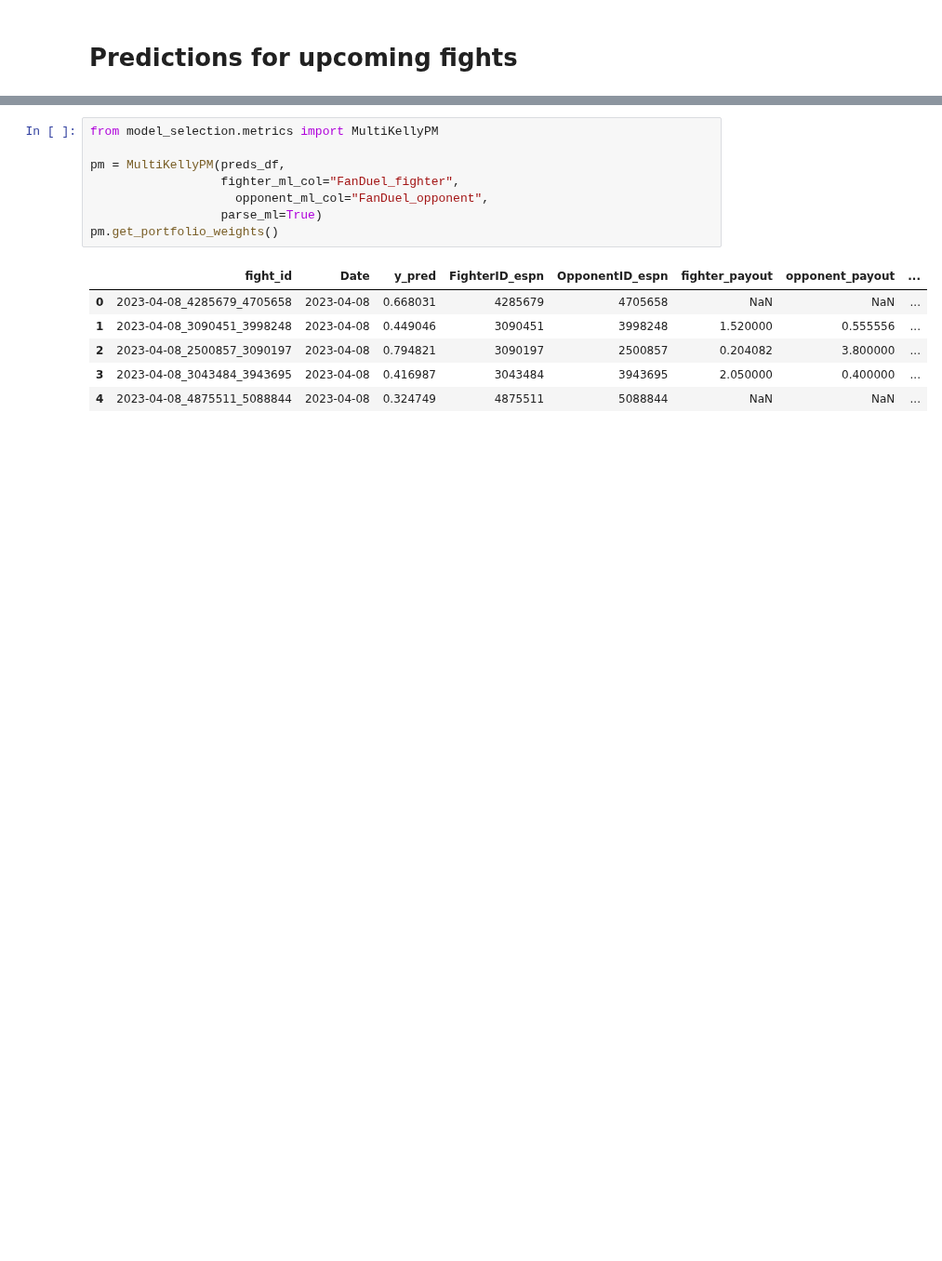
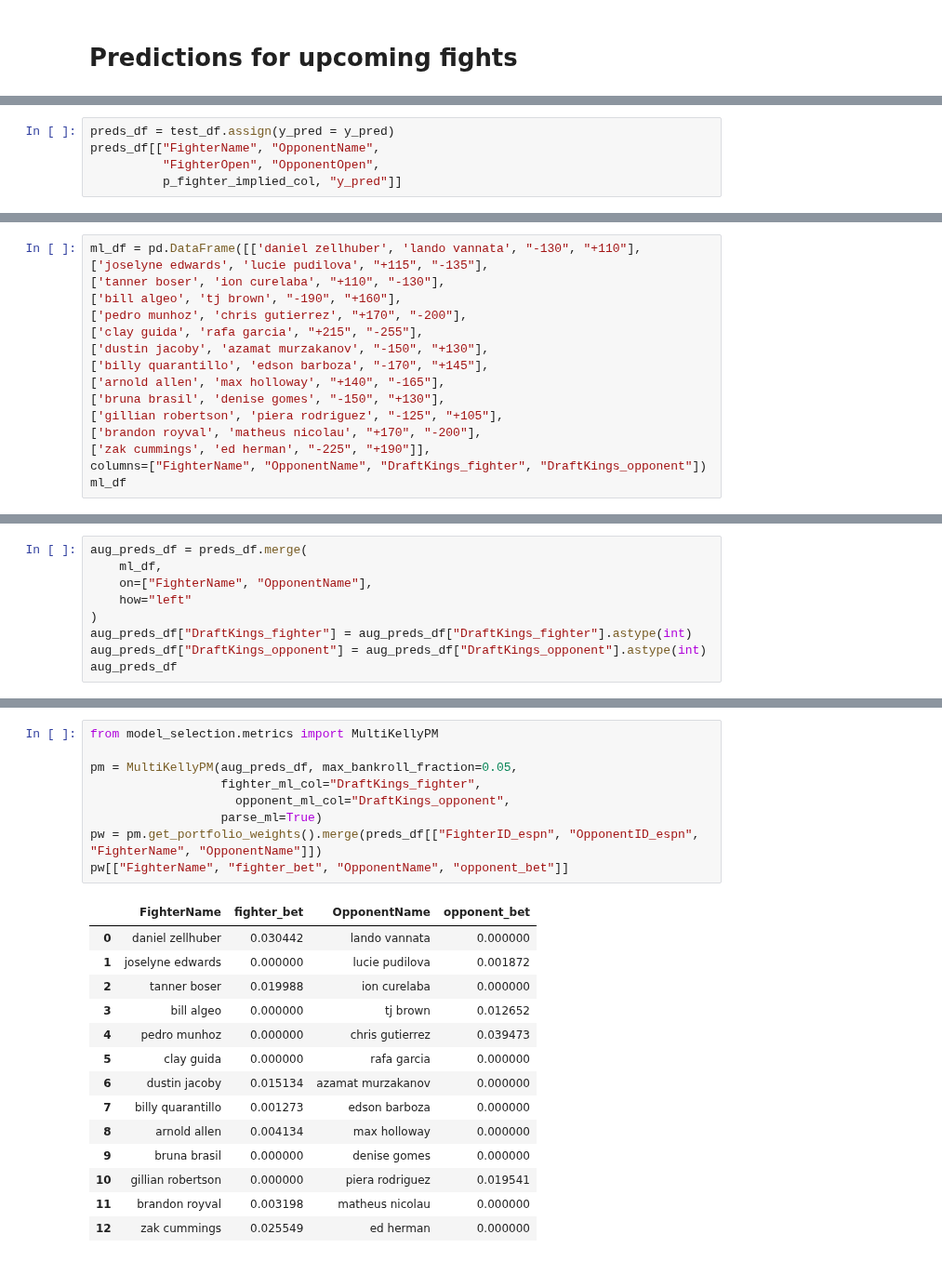
Before and after one commit to John-Curcio/sports, a Jupyter notebook: EXPERIMENTS/2023-04-10_base_template.ipynb, the cells around one changed output, grey strips where cells are left out. Shown at 93% size. Drawn from its saved outputs; the diff is of its cells as text; blank space fills up the shorter version.

Commit message:
upcoming fights

```diff
--- a/EXPERIMENTS/2023-04-10_base_template.ipynb
+++ b/EXPERIMENTS/2023-04-10_base_template.ipynb
@@ -1033,0 +941,5 @@ preds_df[["FighterName_ufc", "OpponentName_ufc", "y_pred", p_fighter_implied_col
+# %%
+preds_df = test_df.assign(y_pred = y_pred)
+preds_df[["FighterName", "OpponentName",
+          "FighterOpen", "OpponentOpen",
+          p_fighter_implied_col, "y_pred"]]
@@ -1033,0 +961,16 @@ preds_df[["FighterName_ufc", "OpponentName_ufc", "y_pred", p_fighter_implied_col
+# %%
+ml_df = pd.DataFrame([['daniel zellhuber', 'lando vannata', "-130", "+110"],
+['joselyne edwards', 'lucie pudilova', "+115", "-135"],
+['tanner boser', 'ion curelaba', "+110", "-130"],
+['bill algeo', 'tj brown', "-190", "+160"],
+['pedro munhoz', 'chris gutierrez', "+170", "-200"],
+['clay guida', 'rafa garcia', "+215", "-255"],
+['dustin jacoby', 'azamat murzakanov', "-150", "+130"],
+['billy quarantillo', 'edson barboza', "-170", "+145"],
+['arnold allen', 'max holloway', "+140", "-165"],
+['bruna brasil', 'denise gomes', "-150", "+130"],
+['gillian robertson', 'piera rodriguez', "-125", "+105"],
+['brandon royval', 'matheus nicolau', "+170", "-200"],
+['zak cummings', 'ed herman', "-225", "+190"]],
+columns=["FighterName", "OpponentName", "DraftKings_fighter", "DraftKings_opponent"])
+ml_df
@@ -1033,0 +992,9 @@ preds_df[["FighterName_ufc", "OpponentName_ufc", "y_pred", p_fighter_implied_col
+# %%
+aug_preds_df = preds_df.merge(
+    ml_df,
+    on=["FighterName", "OpponentName"],
+    how="left"
+)
+aug_preds_df["DraftKings_fighter"] = aug_preds_df["DraftKings_fighter"].astype(int)
+aug_preds_df["DraftKings_opponent"] = aug_preds_df["DraftKings_opponent"].astype(int)
+aug_preds_df
@@ -1034,15 +1017,24 @@ preds_df[["FighterName_ufc", "OpponentName_ufc", "y_pred", p_fighter_implied_col
 # %%
 from model_selection.metrics import MultiKellyPM
 
-pm = MultiKellyPM(preds_df,
-                  fighter_ml_col="FanDuel_fighter",
-                    opponent_ml_col="FanDuel_opponent",
+pm = MultiKellyPM(aug_preds_df, max_bankroll_fraction=0.05,
+                  fighter_ml_col="DraftKings_fighter",
+                    opponent_ml_col="DraftKings_opponent",
                   parse_ml=True)
-pm.get_portfolio_weights()
+pw = pm.get_portfolio_weights().merge(preds_df[["FighterID_espn", "OpponentID_espn", "FighterName", "OpponentName"]])
+pw[["FighterName", "fighter_bet", "OpponentName", "opponent_bet"]]
 # %% [output]
-|  | fight_id | Date | y_pred | FighterID_espn | OpponentID_espn | fighter_payout | opponent_payout | ... |
-| 0 | 2023-04-08_4285679_4705658 | 2023-04-08 | 0.668031 | 4285679 | 4705658 | NaN | NaN | ... |
-| 1 | 2023-04-08_3090451_3998248 | 2023-04-08 | 0.449046 | 3090451 | 3998248 | 1.520000 | 0.555556 | ... |
-| 2 | 2023-04-08_2500857_3090197 | 2023-04-08 | 0.794821 | 3090197 | 2500857 | 0.204082 | 3.800000 | ... |
-| 3 | 2023-04-08_3043484_3943695 | 2023-04-08 | 0.416987 | 3043484 | 3943695 | 2.050000 | 0.400000 | ... |
-| 4 | 2023-04-08_4875511_5088844 | 2023-04-08 | 0.324749 | 4875511 | 5088844 | NaN | NaN | ... |
+|  | FighterName | fighter_bet | OpponentName | opponent_bet |
+| 0 | daniel zellhuber | 0.030442 | lando vannata | 0.000000 |
+| 1 | joselyne edwards | 0.000000 | lucie pudilova | 0.001872 |
+| 2 | tanner boser | 0.019988 | ion curelaba | 0.000000 |
+| 3 | bill algeo | 0.000000 | tj brown | 0.012652 |
+| 4 | pedro munhoz | 0.000000 | chris gutierrez | 0.039473 |
+| 5 | clay guida | 0.000000 | rafa garcia | 0.000000 |
+| 6 | dustin jacoby | 0.015134 | azamat murzakanov | 0.000000 |
+| 7 | billy quarantillo | 0.001273 | edson barboza | 0.000000 |
+| 8 | arnold allen | 0.004134 | max holloway | 0.000000 |
+| 9 | bruna brasil | 0.000000 | denise gomes | 0.000000 |
+| 10 | gillian robertson | 0.000000 | piera rodriguez | 0.019541 |
+| 11 | brandon royval | 0.003198 | matheus nicolau | 0.000000 |
+| 12 | zak cummings | 0.025549 | ed herman | 0.000000 |
```
Also changed, not shown: parts of 44 cells of this notebook.
